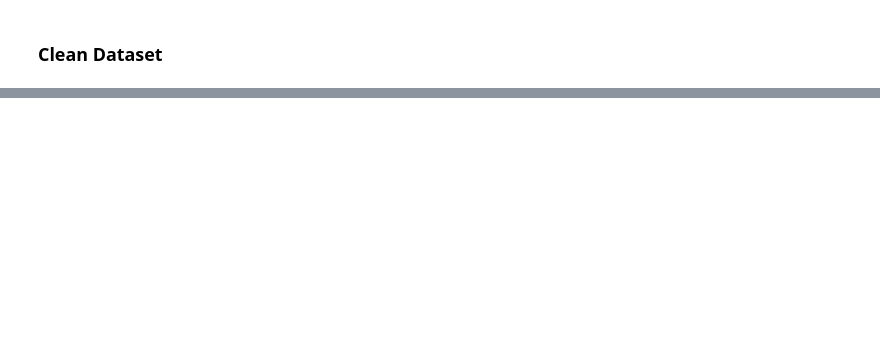
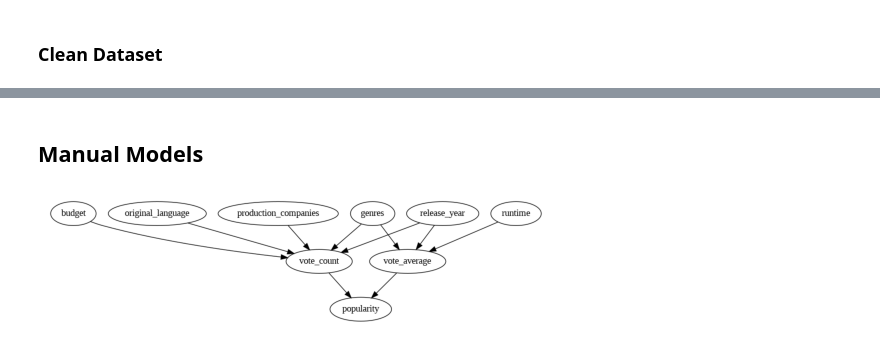
Before and after one commit to als1379/Movies-Analysis, a Jupyter notebook: MovieAnalysis.ipynb, the cells around one changed output, grey strips where cells are left out. Cells and saved outputs as stored; diff of their text form; code cells hidden in the pictures; blank space fills up the shorter version.

```diff
--- a/MovieAnalysis.ipynb
+++ b/MovieAnalysis.ipynb
@@ -418,0 +429,2 @@ inference = VariableElimination(model)
+# %% [markdown]
+## Manual Models
@@ -418,0 +436,33 @@ inference = VariableElimination(model)
+# %%
+# Define Bayesian Network structure
+manual_model_1 = BayesianNetwork([
+    ('budget', 'vote_count'),
+    ('genres', 'vote_average'),
+    ('genres', 'vote_count'),
+    ('original_language', 'vote_count'),
+    ('production_companies', 'vote_count'),
+    ('release_year', 'vote_count'),
+    ('release_year', 'vote_average'),
+    ('vote_count', 'popularity'),
+    ('vote_average', 'popularity'),
+    ('runtime', 'vote_average')
+])
+
+# Fit the model
+manual_model_1.fit(movie_dataset, estimator=MaximumLikelihoodEstimator)
+
+model_graphviz = manual_model_1.to_graphviz()
+
+# Plot the model.
+model_graphviz.draw("network_manual_model_1.png", prog="dot")
+
+
+# Open the image
+img = Image.open("network_manual_model_1.png")
+
+# Show the image using matplotlib
+plt.imshow(img)
+plt.axis('off') # Hide axes
+plt.show()
+# %% [output]
+[figure, added]
```
Also changed, not shown: parts of 26 cells of this notebook.
